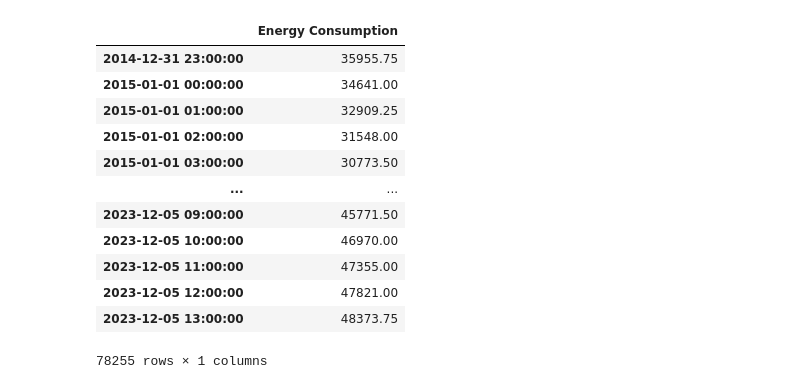
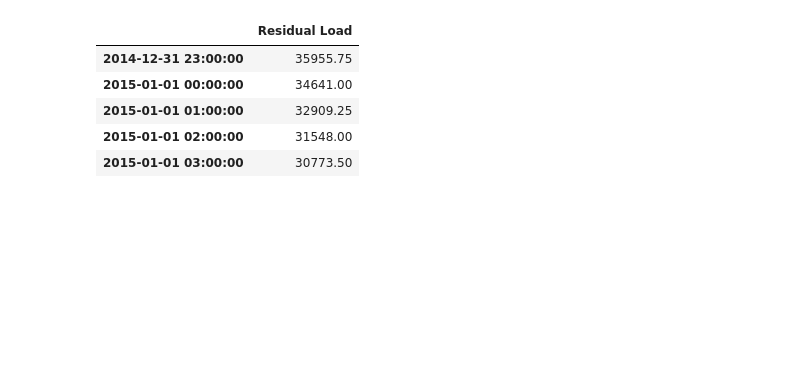
Before and after one commit to maxlautenbach/data-quadrat, a Jupyter notebook: data_collection.ipynb, the cells around one changed output. Cells and saved outputs as stored; diff of their text form; code cells hidden in the pictures; blank space fills up the shorter version.

```diff
--- a/data_collection.ipynb
+++ b/data_collection.ipynb
@@ -17,22 +17,15 @@ for timestamp in tqdm(timestamps):
 # %%
 residual_load_dataset = pd.DataFrame(time_series)
 residual_load_dataset.index = [pd.Timestamp(x, unit='ms') for x in residual_load_dataset.iloc[:, 0]]
 residual_load_dataset = residual_load_dataset.drop(columns=0)
 residual_load_dataset = residual_load_dataset.dropna()
-residual_load_dataset.columns = ["Energy Consumption"]
-residual_load_dataset
+residual_load_dataset.columns = ["Residual Load"]
+residual_load_dataset.head()
 # %% [output]
-|  | Energy Consumption |
+|  | Residual Load |
 | 2014-12-31 23:00:00 | 35955.75 |
 | 2015-01-01 00:00:00 | 34641.00 |
 | 2015-01-01 01:00:00 | 32909.25 |
 | 2015-01-01 02:00:00 | 31548.00 |
 | 2015-01-01 03:00:00 | 30773.50 |
-| ... | ... |
-| 2023-12-05 09:00:00 | 45771.50 |
-| 2023-12-05 10:00:00 | 46970.00 |
-| 2023-12-05 11:00:00 | 47355.00 |
-| 2023-12-05 12:00:00 | 47821.00 |
-| 2023-12-05 13:00:00 | 48373.75 |
-78255 rows × 1 columns
 # %%
```
Also changed, not shown: parts of 10 cells of this notebook, 1 other file.
